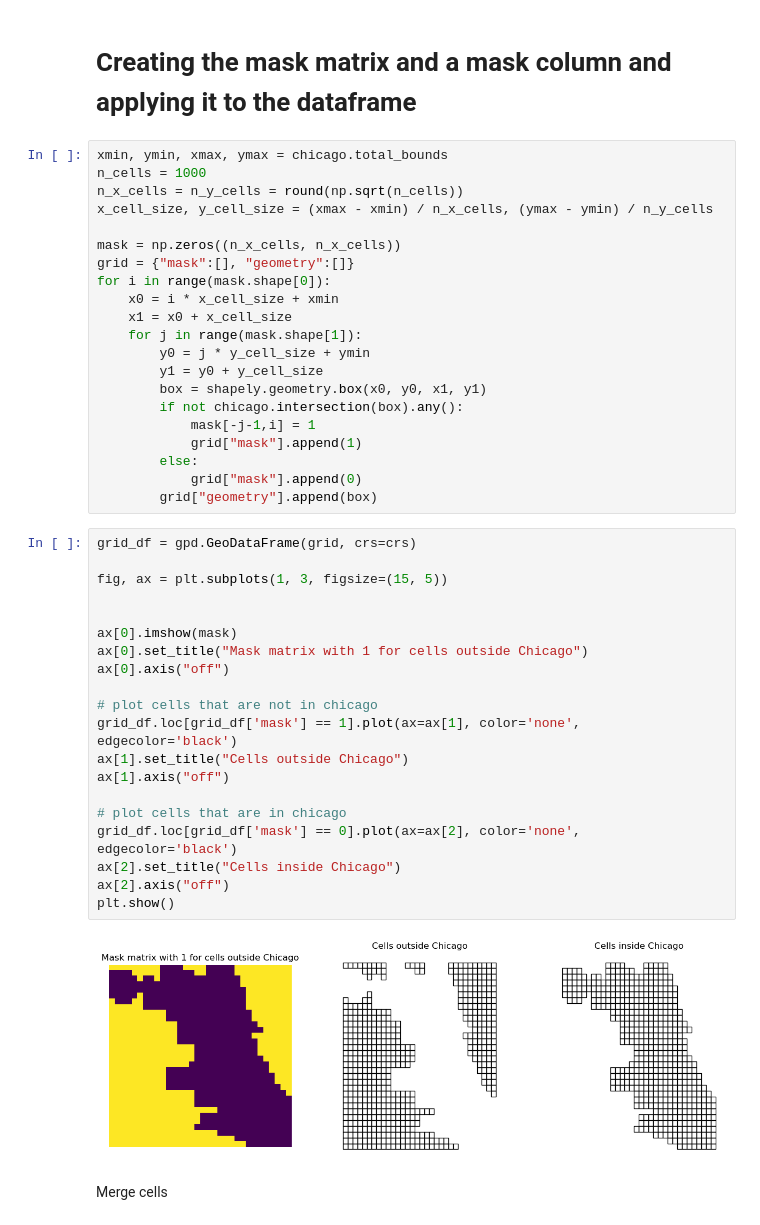
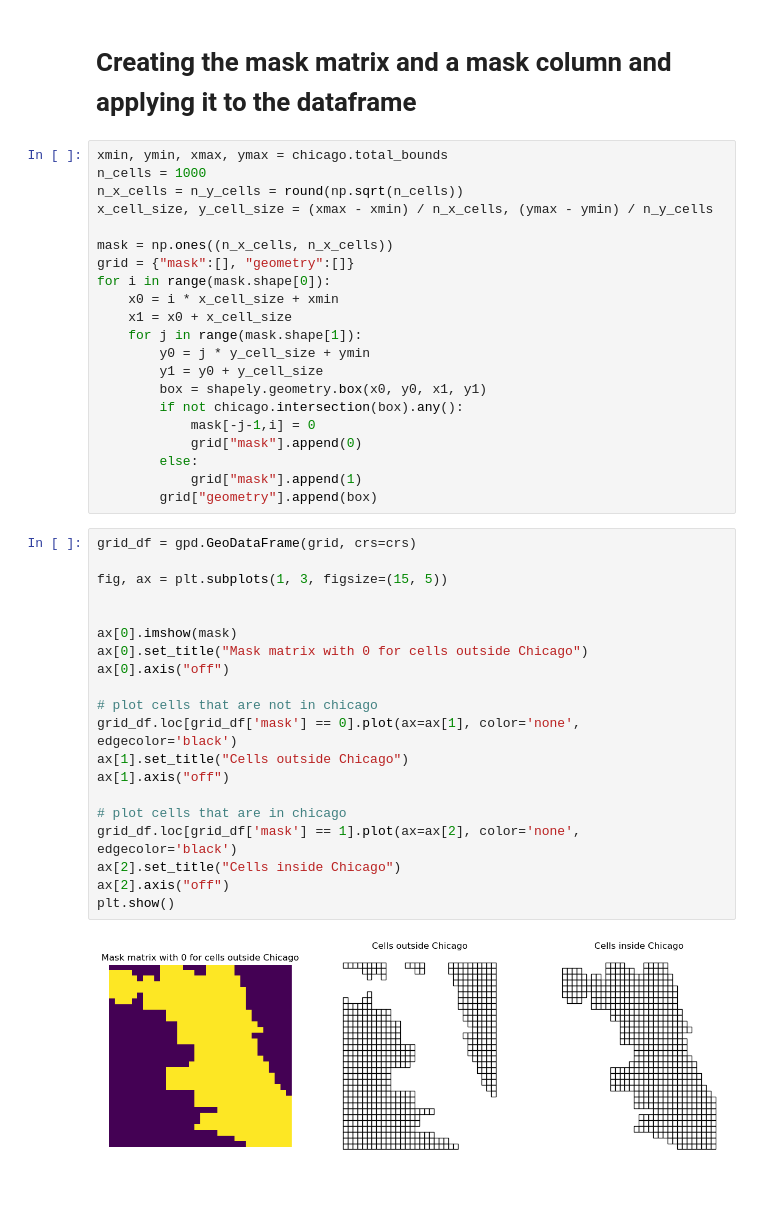
Before and after one commit to boomerr1/CrimeChicagoUC, a Jupyter notebook: Data_visualisation.ipynb, the cells around one changed output. Drawn from its saved outputs; the diff is of its cells as text; blank space fills up the shorter version.

```diff
--- a/Data_visualisation.ipynb
+++ b/Data_visualisation.ipynb
@@ -97,7 +97,7 @@ n_cells = 1000
 n_x_cells = n_y_cells = round(np.sqrt(n_cells))
 x_cell_size, y_cell_size = (xmax - xmin) / n_x_cells, (ymax - ymin) / n_y_cells
 
-mask = np.zeros((n_x_cells, n_x_cells))
+mask = np.ones((n_x_cells, n_x_cells))
 grid = {"mask":[], "geometry":[]}
 for i in range(mask.shape[0]):
     x0 = i * x_cell_size + xmin
@@ -107,32 +107,30 @@ for i in range(mask.shape[0]):
         y1 = y0 + y_cell_size
         box = shapely.geometry.box(x0, y0, x1, y1)
         if not chicago.intersection(box).any():
-            mask[-j-1,i] = 1
+            mask[-j-1,i] = 0
+            grid["mask"].append(0)
+        else:
             grid["mask"].append(1)
-        else:
-            grid["mask"].append(0)
         grid["geometry"].append(box)
 # %%
 grid_df = gpd.GeoDataFrame(grid, crs=crs)
 
 fig, ax = plt.subplots(1, 3, figsize=(15, 5))
 
 
 ax[0].imshow(mask)
-ax[0].set_title("Mask matrix with 1 for cells outside Chicago")
+ax[0].set_title("Mask matrix with 0 for cells outside Chicago")
 ax[0].axis("off")
 
 # plot cells that are not in chicago
-grid_df.loc[grid_df['mask'] == 1].plot(ax=ax[1], color='none', edgecolor='black')
+grid_df.loc[grid_df['mask'] == 0].plot(ax=ax[1], color='none', edgecolor='black')
 ax[1].set_title("Cells outside Chicago")
 ax[1].axis("off")
 
 # plot cells that are in chicago
-grid_df.loc[grid_df['mask'] == 0].plot(ax=ax[2], color='none', edgecolor='black')
+grid_df.loc[grid_df['mask'] == 1].plot(ax=ax[2], color='none', edgecolor='black')
 ax[2].set_title("Cells inside Chicago")
 ax[2].axis("off")
 plt.show()
 # %% [output]
-[figure, old version]
+[figure, new version]
-# %% [markdown]
-Merge cells
```
Also changed, not shown: parts of 2 cells of this notebook.
